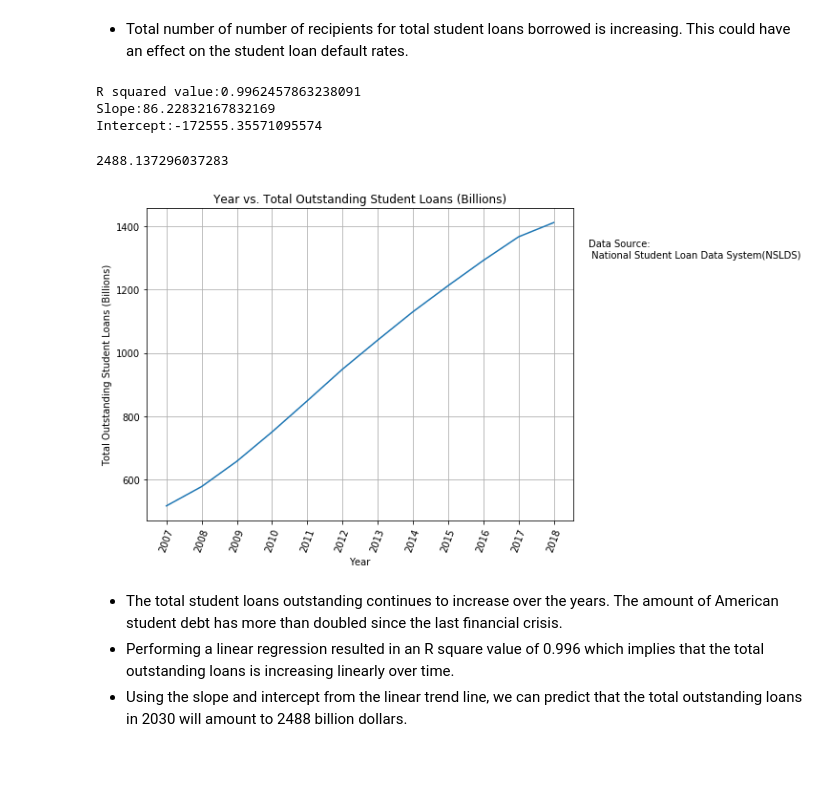
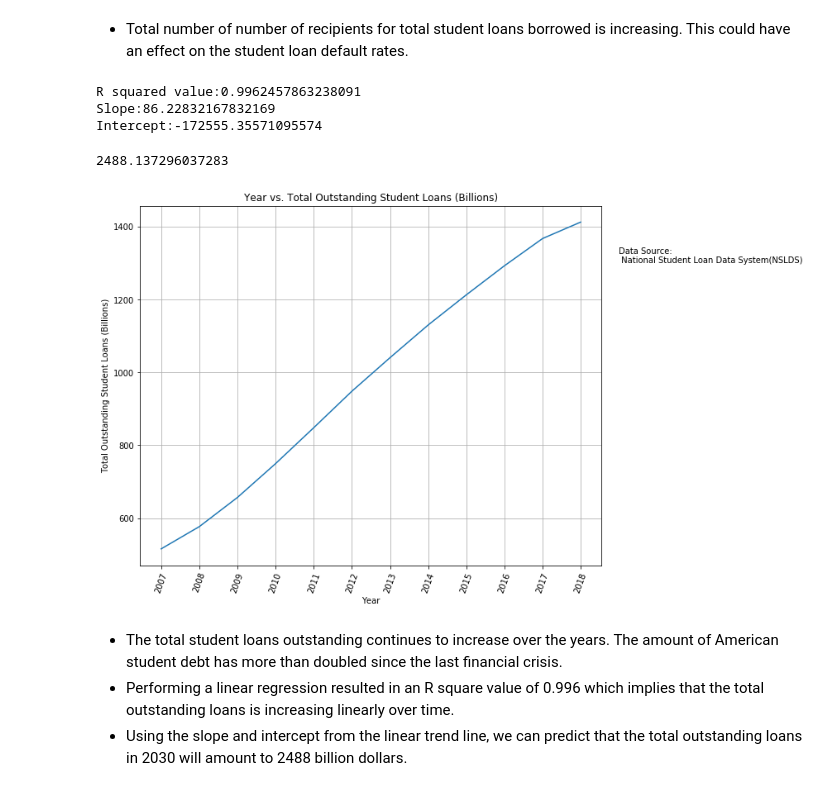
Before and after one commit to Kamran-Wali/Project_Antigravity2, a Jupyter notebook: Presentation.ipynb, the cells around one changed output. Saved outputs shown, nothing was run; the diff lists cells and outputs as text; code cells hidden in the pictures; blank space fills up the shorter version.

```diff
--- a/Presentation.ipynb
+++ b/Presentation.ipynb
@@ -345,30 +346,30 @@ Text(2019,42,'Data Source: NSLDS \n 2018 4th quarter data unavailable')
 + Total number of number of recipients for total student loans borrowed is increasing. This could have an effect on the student loan default rates.
 # %%
 #plotting total outstanding student loans versus year
-plt.figure(figsize = (8,6))
+plt.figure(figsize = (10,8))
 x_axis = outstanding_loans["Year"]
 y_axis = outstanding_loans["Total Dollars Outstanding"]
 plt.plot(x_axis,y_axis)
 plt.title("Year vs. Total Outstanding Student Loans (Billions)")
 plt.xlabel("Year")
 plt.xticks(rotation=70)
 plt.xticks(np.arange(min(x_axis), max(x_axis)+1, 1.0))
 plt.ylabel("Total Outstanding Student Loans (Billions)")
 plt.grid()
 plt.text(2019,1300, "Data Source: \n National Student Loan Data System(NSLDS)")
 #plt.savefig("plots/YearvsTotalStudentLoansOutstanding.png", bbox_inches="tight")
 slope, intercept, r_value, p_value, std_err = stats.linregress(x_axis, y_axis)
 print(f"R squared value:{r_value**2}")
 print(f"Slope:{slope}")
 print(f"Intercept:{intercept}")
 Total_outstanding_loans_2030 = (slope*2030) + intercept
 Total_outstanding_loans_2030
 # %% [output]
 R squared value:0.9962457863238091
 Slope:86.22832167832169
 Intercept:-172555.35571095574
 2488.137296037283
-[figure, old version]
+[figure, new version]
 # %% [markdown]
 + The total student loans outstanding continues to increase over the years. The amount of American student debt has more than doubled since the last financial crisis.
 + Performing a linear regression resulted in an R square value of 0.996 which implies that the total outstanding loans is increasing linearly over time.
```
Also changed, not shown: parts of 5 cells of this notebook.
